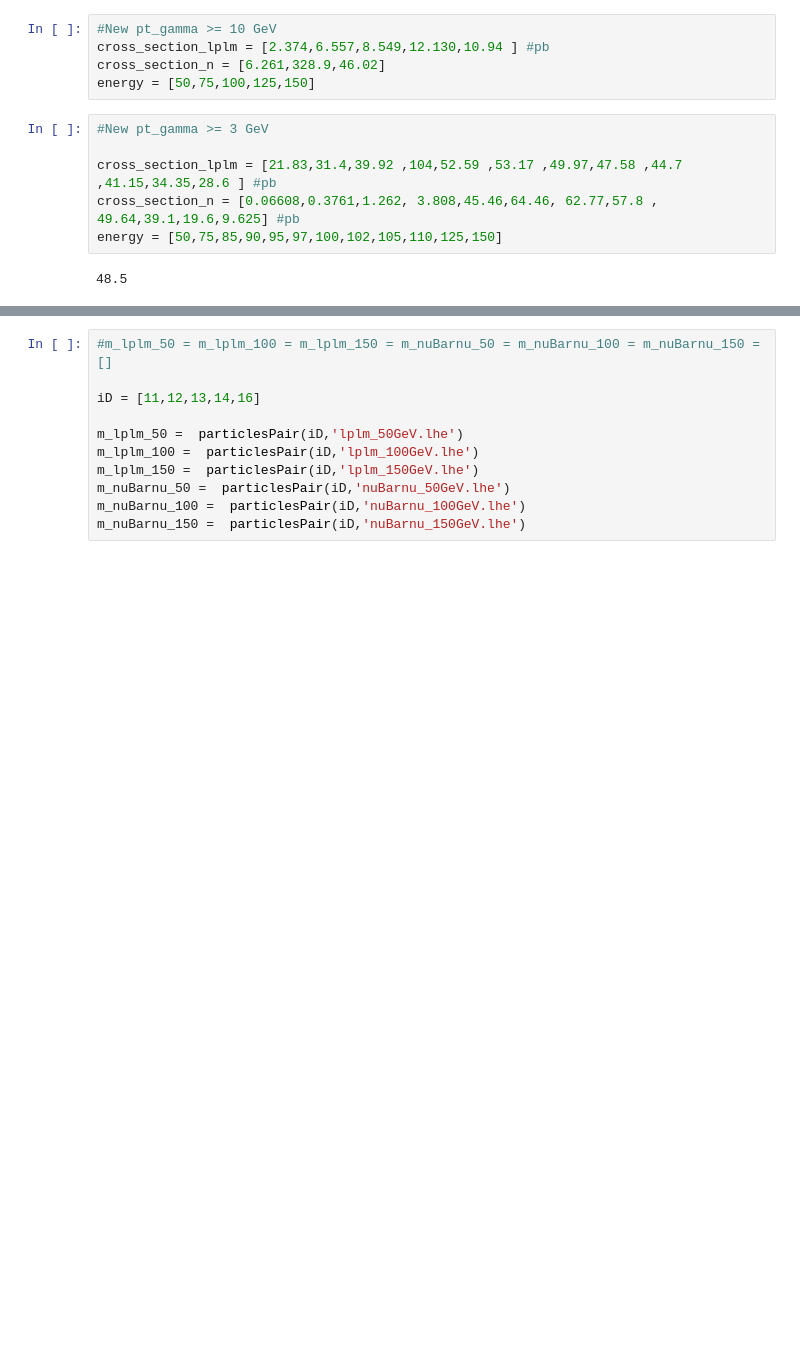
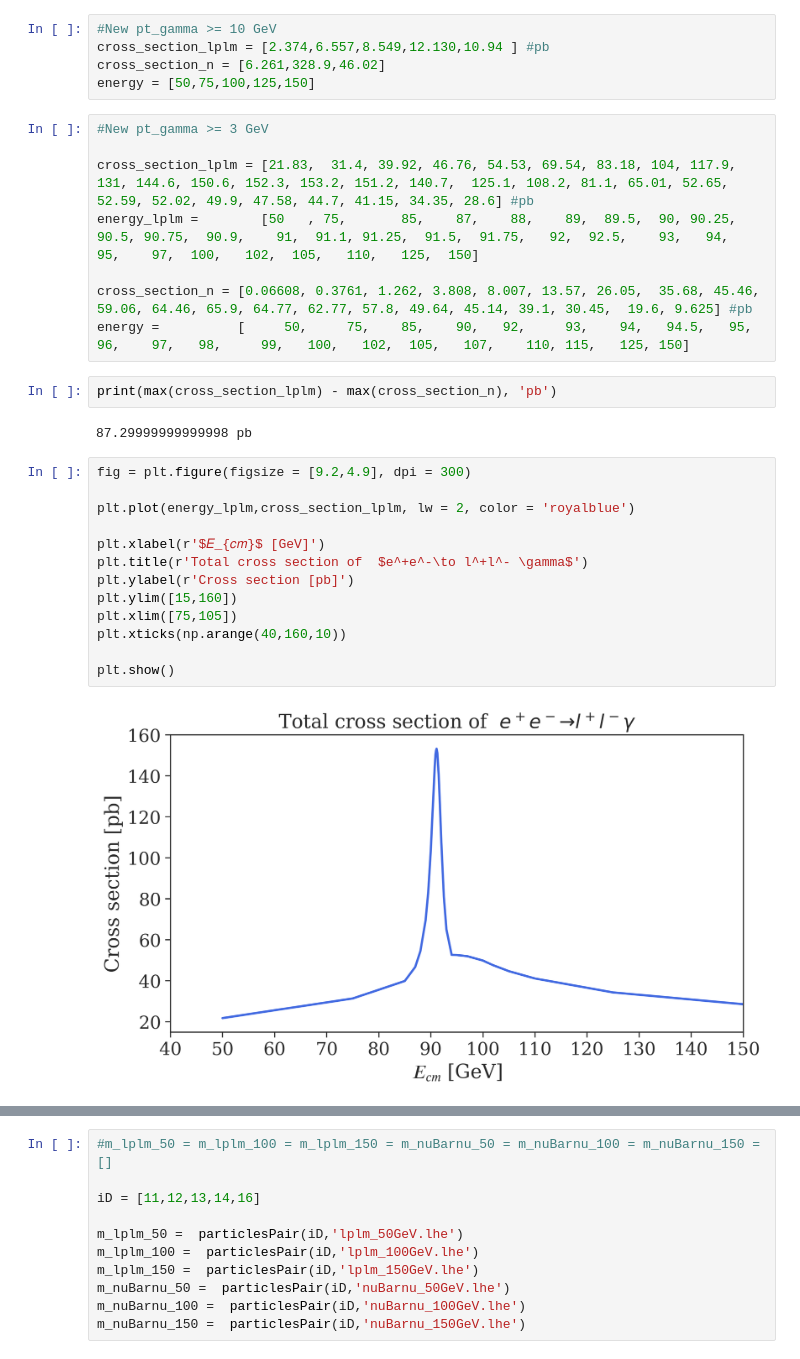
Before and after one commit to viniciusrocca/simulationsSM, a Jupyter notebook: epem2lplm/Zsearch.ipynb, the cells around one changed output, grey strips where cells are left out. Drawn from its saved outputs; the diff is of its cells as text; blank space fills up the shorter version.

```diff
--- a/epem2lplm/Zsearch.ipynb
+++ b/epem2lplm/Zsearch.ipynb
@@ -116,8 +129,27 @@ energy = [50,75,100,125,150]
 # %%
 #New pt_gamma >= 3 GeV
 
-cross_section_lplm = [21.83,31.4,39.92 ,104,52.59 ,53.17 ,49.97,47.58 ,44.7 ,41.15,34.35,28.6 ] #pb
-cross_section_n = [0.06608,0.3761,1.262, 3.808,45.46,64.46, 62.77,57.8 , 49.64,39.1,19.6,9.625] #pb
-energy = [50,75,85,90,95,97,100,102,105,110,125,150]
+cross_section_lplm = [21.83,  31.4, 39.92, 46.76, 54.53, 69.54, 83.18, 104, 117.9,  131, 144.6, 150.6, 152.3, 153.2, 151.2, 140.7,  125.1, 108.2, 81.1, 65.01, 52.65, 52.59, 52.02, 49.9, 47.58, 44.7, 41.15, 34.35, 28.6] #pb
+energy_lplm =        [50   , 75,       85,    87,    88,    89,  89.5,  90, 90.25, 90.5, 90.75,  90.9,    91,  91.1, 91.25,  91.5,  91.75,   92,  92.5,    93,   94,    95,    97,  100,   102,  105,   110,   125,  150]
+
+cross_section_n = [0.06608, 0.3761, 1.262, 3.808, 8.007, 13.57, 26.05,  35.68, 45.46, 59.06, 64.46, 65.9, 64.77, 62.77, 57.8, 49.64, 45.14, 39.1, 30.45,  19.6, 9.625] #pb
+energy =          [     50,     75,    85,    90,   92,     93,    94,   94.5,   95,    96,    97,   98,     99,   100,   102,  105,   107,    110, 115,   125, 150]
-# %% [output]
-48.5
+# %%
+print(max(cross_section_lplm) - max(cross_section_n), 'pb')
+# %% [output]
+87.29999999999998 pb
+# %%
+fig = plt.figure(figsize = [9.2,4.9], dpi = 300)
+
+plt.plot(energy_lplm,cross_section_lplm, lw = 2, color = 'royalblue')
+
+plt.xlabel(r'$𝐸_{𝑐𝑚}$ [GeV]')
+plt.title(r'Total cross section of  $e^+e^-\to l^+l^- \gamma$')
+plt.ylabel(r'Cross section [pb]')
+plt.ylim([15,160])
+plt.xlim([75,105])
+plt.xticks(np.arange(40,160,10))
+
+plt.show()
+# %% [output]
+[figure, added]
```
Also changed, not shown: parts of 6 cells of this notebook, 5 other files.
